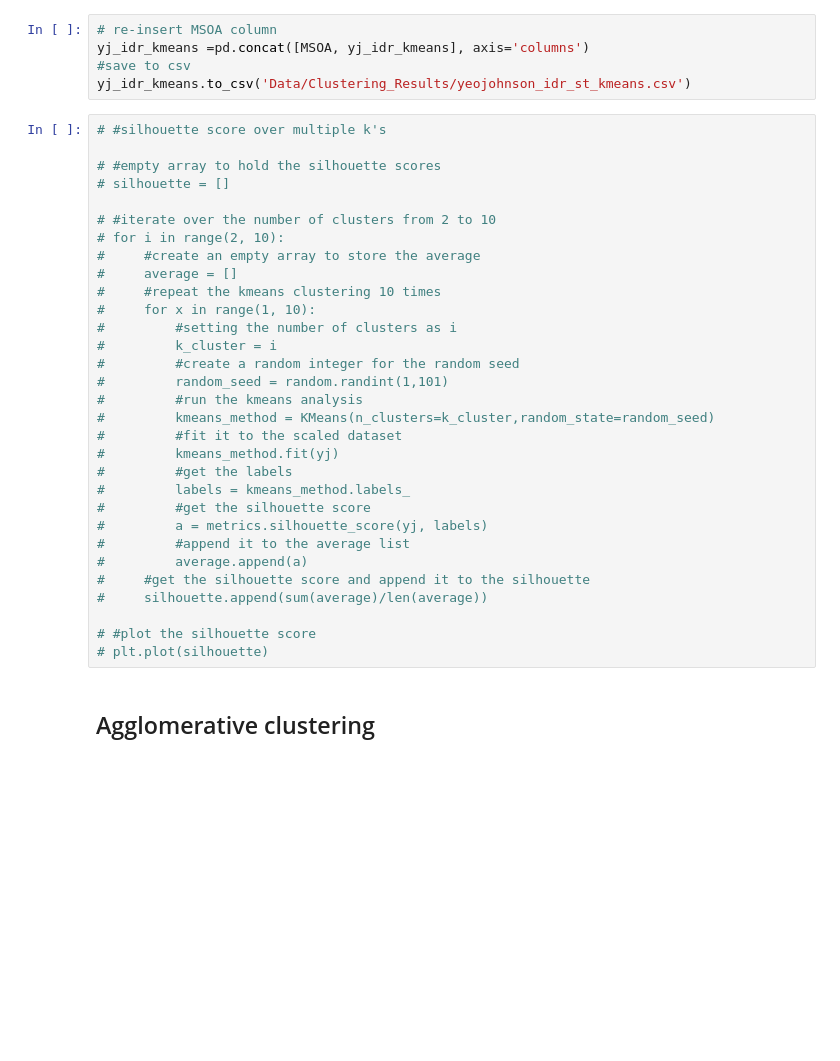
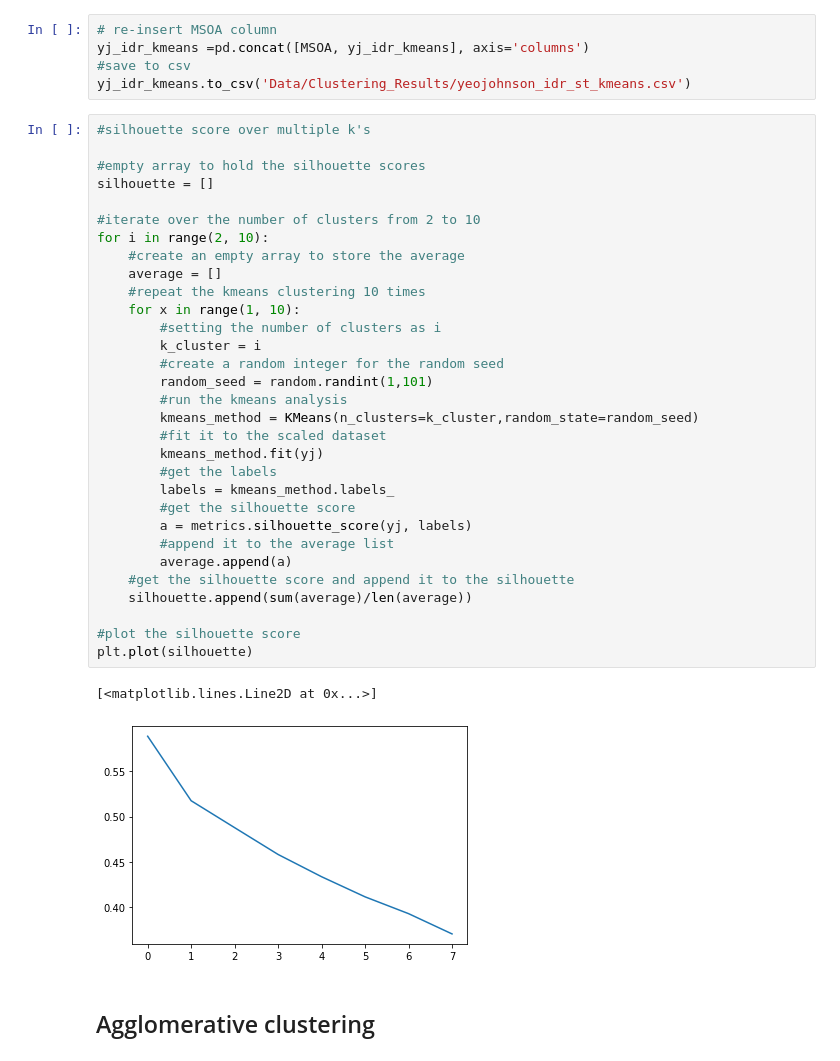
Before and after one commit to natesheehan/spidercartographers, a Jupyter notebook: Scripts/Clustering-MSOAs-yj-idr.ipynb, the cells around one changed output. Cells and saved outputs as stored; diff of their text form; blank space fills up the shorter version.

Commit message:
methodology

```diff
--- a/Scripts/Clustering-MSOAs-yj-idr.ipynb
+++ b/Scripts/Clustering-MSOAs-yj-idr.ipynb
@@ -190,36 +190,39 @@ yj_idr_kmeans =pd.concat([MSOA, yj_idr_kmeans], axis='columns')
 #save to csv
 yj_idr_kmeans.to_csv('Data/Clustering_Results/yeojohnson_idr_st_kmeans.csv')
 # %%
-# #silhouette score over multiple k's
+#silhouette score over multiple k's
 
-# #empty array to hold the silhouette scores
-# silhouette = []
+#empty array to hold the silhouette scores
+silhouette = []
 
-# #iterate over the number of clusters from 2 to 10
-# for i in range(2, 10):
-#     #create an empty array to store the average
-#     average = []
-#     #repeat the kmeans clustering 10 times
-#     for x in range(1, 10):
-#         #setting the number of clusters as i
-#         k_cluster = i
-#         #create a random integer for the random seed
-#         random_seed = random.randint(1,101)
-#         #run the kmeans analysis
-#         kmeans_method = KMeans(n_clusters=k_cluster,random_state=random_seed)
-#         #fit it to the scaled dataset
-#         kmeans_method.fit(yj)
-#         #get the labels
-#         labels = kmeans_method.labels_
-#         #get the silhouette score
-#         a = metrics.silhouette_score(yj, labels)
-#         #append it to the average list
-#         average.append(a)
-#     #get the silhouette score and append it to the silhouette
-#     silhouette.append(sum(average)/len(average))
+#iterate over the number of clusters from 2 to 10
+for i in range(2, 10):
+    #create an empty array to store the average
+    average = []
+    #repeat the kmeans clustering 10 times
+    for x in range(1, 10):
+        #setting the number of clusters as i
+        k_cluster = i
+        #create a random integer for the random seed
+        random_seed = random.randint(1,101)
+        #run the kmeans analysis
+        kmeans_method = KMeans(n_clusters=k_cluster,random_state=random_seed)
+        #fit it to the scaled dataset
+        kmeans_method.fit(yj)
+        #get the labels
+        labels = kmeans_method.labels_
+        #get the silhouette score
+        a = metrics.silhouette_score(yj, labels)
+        #append it to the average list
+        average.append(a)
+    #get the silhouette score and append it to the silhouette
+    silhouette.append(sum(average)/len(average))
 
-# #plot the silhouette score
-# plt.plot(silhouette)
+#plot the silhouette score
+plt.plot(silhouette)
+# %% [output]
+[<matplotlib.lines.Line2D at 0x...>]
+[figure, added]
 # %% [markdown]
 ## Agglomerative clustering
 # %%
```
Also changed, not shown: 8 other files.
